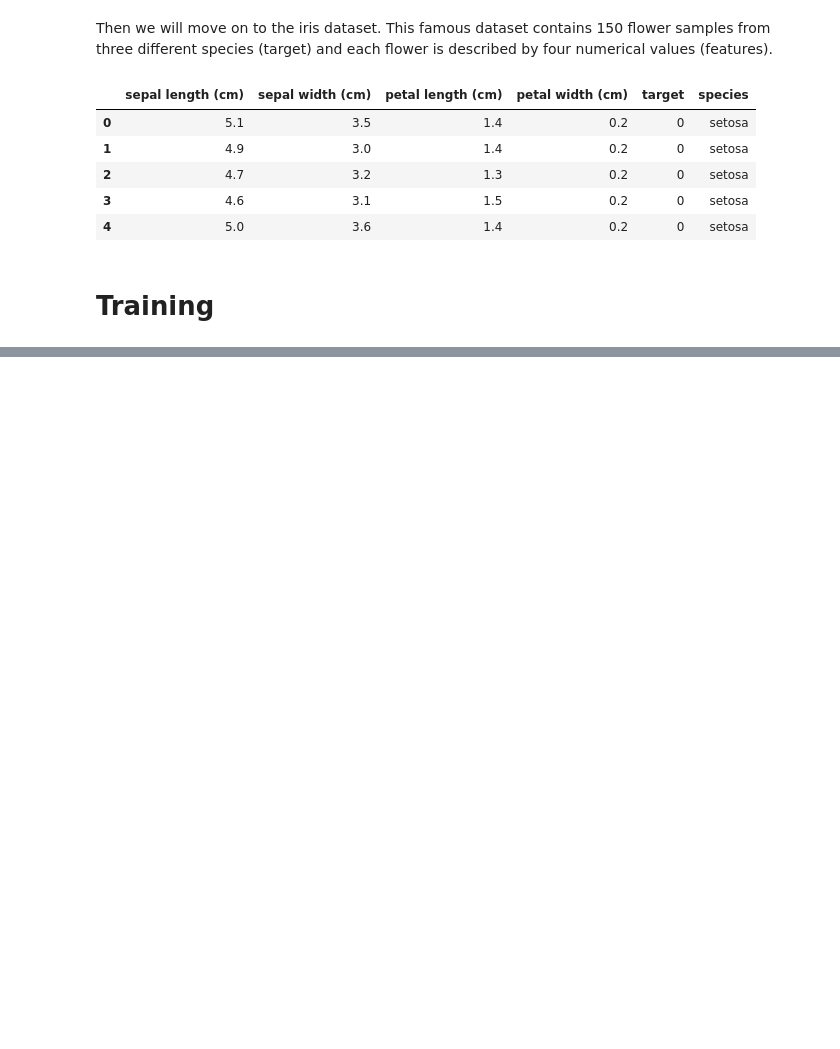
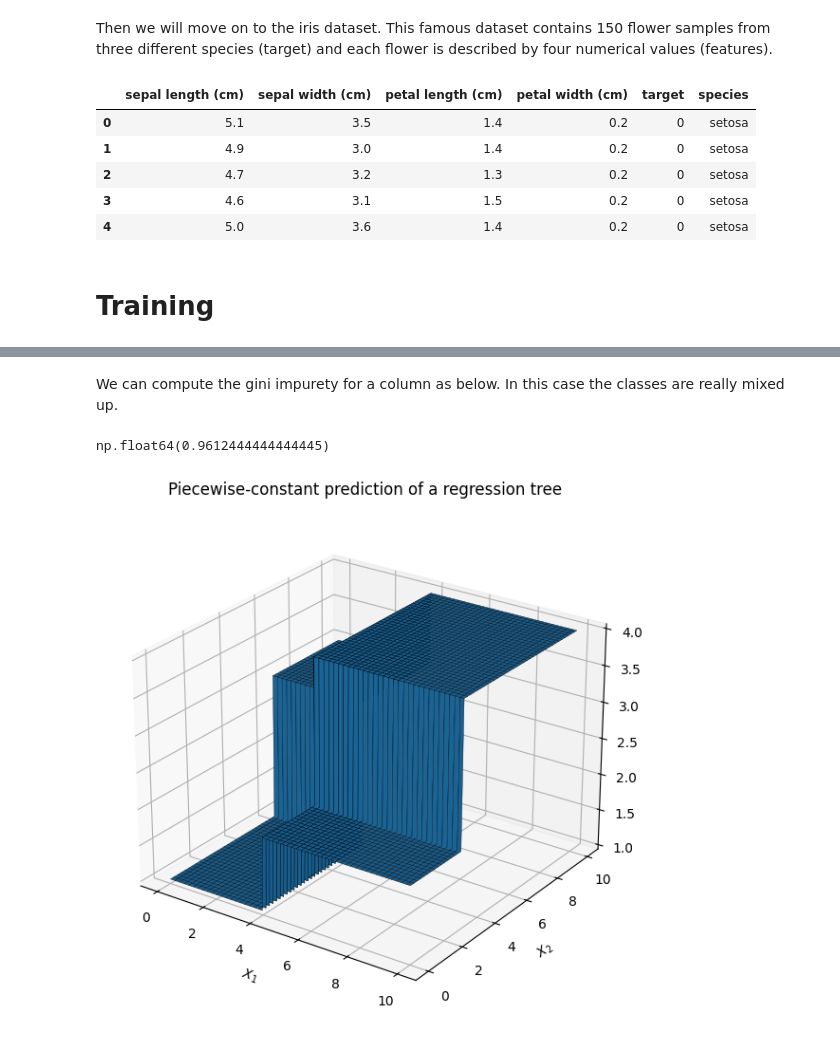
Before and after one commit to EstebanHuriot/ML_Museum, a Jupyter notebook: notebooks/03_DecisionTree.ipynb, the cells around one changed output, grey strips where cells are left out. Drawn from its saved outputs; the diff is of its cells as text; code cells hidden in the pictures; blank space fills up the shorter version.

Commit message:
Update DT gini

```diff
--- a/notebooks/03_DecisionTree.ipynb
+++ b/notebooks/03_DecisionTree.ipynb
@@ -67,0 +89,11 @@ Training a decision tree means figuring out how it should be assembled from the
+# %% [markdown]
+We can compute the gini impurety for a column as below. In this case the classes are really mixed up.
+# %%
+def gini(y: np.ndarray):
+    values, counts = np.unique(y, return_counts=True)
+    proportions = counts / len(y)
+    return 1 - np.sum(proportions ** 2)
+
+gini(df['petal length (cm)'])
+# %% [output]
+np.float64(0.9612444444444445)
@@ -67,0 +108,41 @@ Training a decision tree means figuring out how it should be assembled from the
+# %%
+import numpy as np
+import matplotlib.pyplot as plt
+
+# Grid over the feature space
+x1 = np.linspace(0, 10, 200)
+x2 = np.linspace(0, 10, 200)
+X1, X2 = np.meshgrid(x1, x2)
+
+# Piecewise-constant prediction produced by a tree
+Z = np.zeros_like(X1)
+
+Z[(X1 <= 4) & (X2 <= 6)] = 1
+Z[(X1 <= 4) & (X2 > 6)] = 3
+Z[(X1 > 4) & (X2 <= 3)] = 2
+Z[(X1 > 4) & (X2 > 3)] = 4
+
+fig = plt.figure(figsize=(8, 6))
+ax = fig.add_subplot(111, projection="3d")
+
+ax.plot_surface(
+    X1,
+    X2,
+    Z,
+    edgecolor="black",
+    linewidth=0.25,
+    antialiased=True,
+)
+
+ax.set_xlabel("$X_1$")
+ax.set_ylabel("$X_2$")
+ax.set_zlabel("Prediction")
+ax.set_title("Piecewise-constant prediction of a regression tree")
+
+ax.view_init(elev=25, azim=-55)
+
+plt.tight_layout()
+plt.savefig("regression_tree_partition.svg", bbox_inches="tight")
+plt.show()
+# %% [output]
+[figure, added]
```
Also changed, not shown: parts of 8 cells of this notebook.
